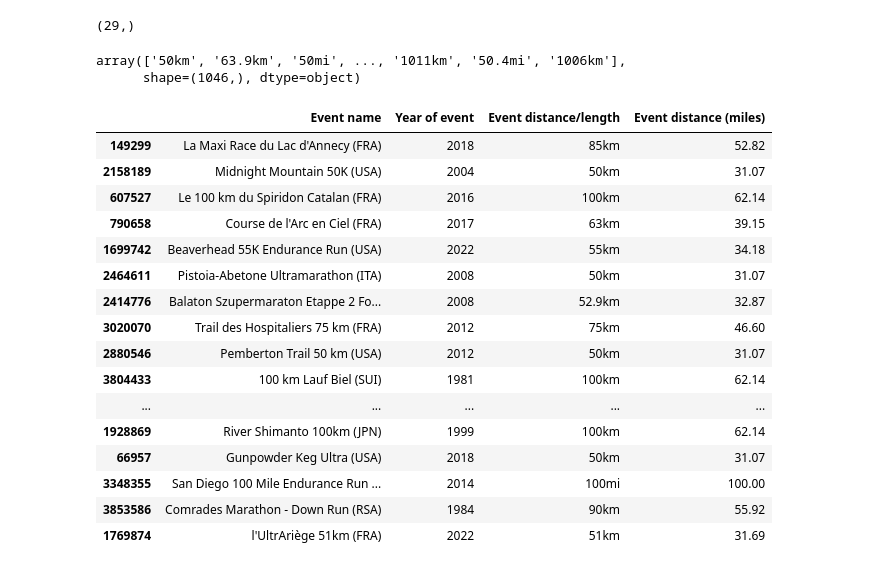
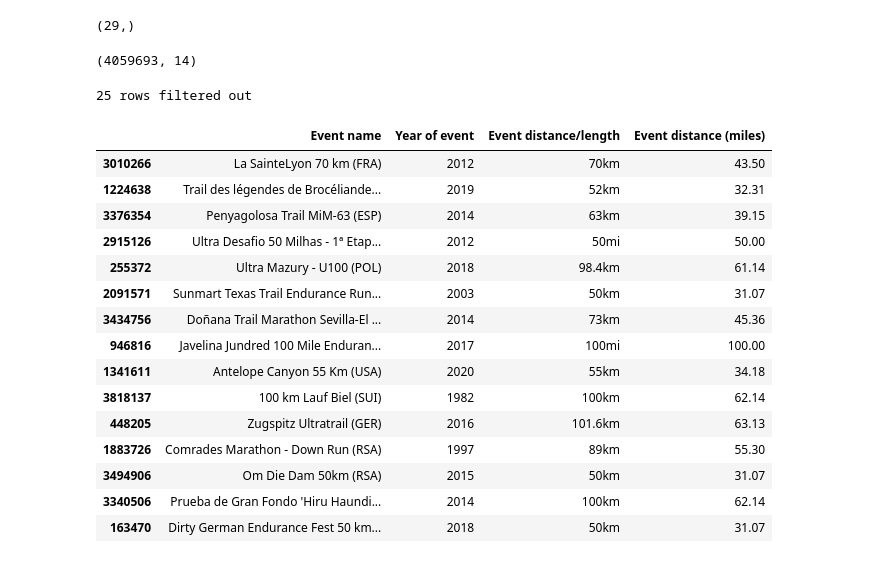
Before and after one commit to dbsherry890/CarMax_Data_Analysis, a Jupyter notebook: Projects/Ultramarathons/EDA.ipynb, the cells around one changed output. Saved outputs shown, nothing was run; the diff lists cells and outputs as text; code cells hidden in the pictures.

```diff
--- a/Projects/Ultramarathons/EDA.ipynb
+++ b/Projects/Ultramarathons/EDA.ipynb
@@ -78,42 +77,44 @@ suffixes.unique().shape
 # %% [output]
 (29,)
 # %%
-## Get event location country from 'Event name' column
+# Filter out races where distance isn't recorded in miles ('mi') or kilometers ('km')
 df = df[df['Event distance/length'].str.endswith(("mi", "km"))].reset_index()
-df['Event distance/length'].unique()
+df.shape
 # %% [output]
-array(['50km', '63.9km', '50mi', ..., '1011km', '50.4mi', '1006km'],
-      shape=(1046,), dtype=object)
+(4059693, 14)
 # %%
 # Filtering out distances that can't be converted to a number
+before_row_count = df.shape[0]
 df = df[~pd.to_numeric(df['Event distance/length'].str[:-2], errors='coerce').isna()]
-
-condition = df['Event distance/length'].str.endswith("km")
-
-# new column that standardizes event distances to miles
-df['Event distance (miles)'] = np.where(
-        condition,
-        pd.to_numeric(df['Event distance/length'].str[:-2]) * 0.621371,
-        pd.to_numeric(df['Event distance/length'].str[:-2])
-    ).round(2)
-
-df = df[['Event name', 'Year of event', 'Event distance/length', 'Event distance (miles)']]
-df.sample(25)
+print(before_row_count - df.shape[0], "rows filtered out") # -> 25
 # %% [output]
-|  | Event name | Year of event | Event distance/length | Event distance (miles) |
-| 149299 | La Maxi Race du Lac d'Annecy (FRA) | 2018 | 85km | 52.82 |
-| 2158189 | Midnight Mountain 50K (USA) | 2004 | 50km | 31.07 |
-| 607527 | Le 100 km du Spiridon Catalan (FRA) | 2016 | 100km | 62.14 |
-| 790658 | Course de l'Arc en Ciel (FRA) | 2017 | 63km | 39.15 |
-| 1699742 | Beaverhead 55K Endurance Run (USA) | 2022 | 55km | 34.18 |
-| 2464611 | Pistoia-Abetone Ultramarathon (ITA) | 2008 | 50km | 31.07 |
-| 2414776 | Balaton Szupermaraton Etappe 2 Fo... | 2008 | 52.9km | 32.87 |
-| 3020070 | Trail des Hospitaliers 75 km (FRA) | 2012 | 75km | 46.60 |
-| 2880546 | Pemberton Trail 50 km (USA) | 2012 | 50km | 31.07 |
-| 3804433 | 100 km Lauf Biel (SUI) | 1981 | 100km | 62.14 |
-| ... | ... | ... | ... | ... |
-| 1928869 | River Shimanto 100km (JPN) | 1999 | 100km | 62.14 |
-| 66957 | Gunpowder Keg Ultra (USA) | 2018 | 50km | 31.07 |
-| 3348355 | San Diego 100 Mile Endurance Run ... | 2014 | 100mi | 100.00 |
-| 3853586 | Comrades Marathon - Down Run (RSA) | 1984 | 90km | 55.92 |
-| 1769874 | l'UltrAriège 51km (FRA) | 2022 | 51km | 31.69 |
+25 rows filtered out
+# %%
+# creating new column that standardizes event distances to miles
+condition = df['Event distance/length'].str.endswith("km")
+
+df['Event distance (miles)'] = np.where(
+        condition,
+        pd.to_numeric(df['Event distance/length'].str[:-2]) * 0.621371,
+        pd.to_numeric(df['Event distance/length'].str[:-2])
+    ).round(2)
+
+df = df[['Event name', 'Year of event', 'Event distance/length', 'Event distance (miles)']]
+df.sample(15)
+# %% [output]
+|  | Event name | Year of event | Event distance/length | Event distance (miles) |
+| 3010266 | La SainteLyon 70 km (FRA) | 2012 | 70km | 43.50 |
+| 1224638 | Trail des légendes de Brocéliande... | 2019 | 52km | 32.31 |
+| 3376354 | Penyagolosa Trail MiM-63 (ESP) | 2014 | 63km | 39.15 |
+| 2915126 | Ultra Desafio 50 Milhas - 1ª Etap... | 2012 | 50mi | 50.00 |
+| 255372 | Ultra Mazury - U100 (POL) | 2018 | 98.4km | 61.14 |
+| 2091571 | Sunmart Texas Trail Endurance Run... | 2003 | 50km | 31.07 |
+| 3434756 | Doñana Trail Marathon Sevilla-El ... | 2014 | 73km | 45.36 |
+| 946816 | Javelina Jundred 100 Mile Enduran... | 2017 | 100mi | 100.00 |
+| 1341611 | Antelope Canyon 55 Km (USA) | 2020 | 55km | 34.18 |
+| 3818137 | 100 km Lauf Biel (SUI) | 1982 | 100km | 62.14 |
+| 448205 | Zugspitz Ultratrail (GER) | 2016 | 101.6km | 63.13 |
+| 1883726 | Comrades Marathon - Down Run (RSA) | 1997 | 89km | 55.30 |
+| 3494906 | Om Die Dam 50km (RSA) | 2015 | 50km | 31.07 |
+| 3340506 | Prueba de Gran Fondo 'Hiru Haundi... | 2014 | 100km | 62.14 |
+| 163470 | Dirty German Endurance Fest 50 km... | 2018 | 50km | 31.07 |
```
Also changed, not shown: parts of 11 cells of this notebook, 5 other files.
